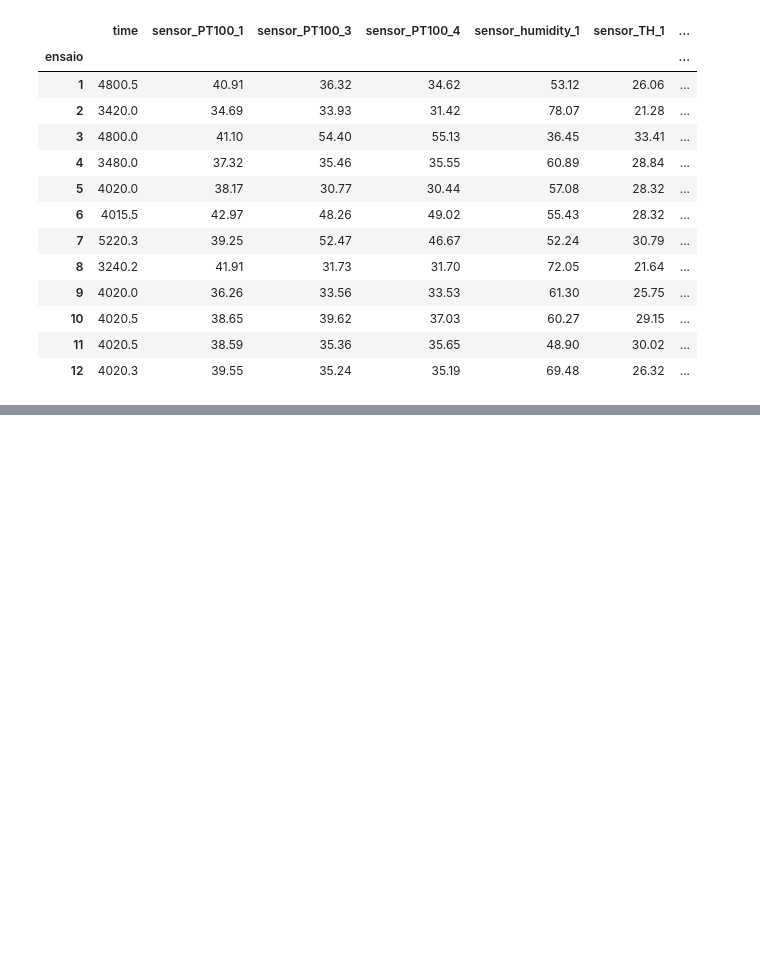
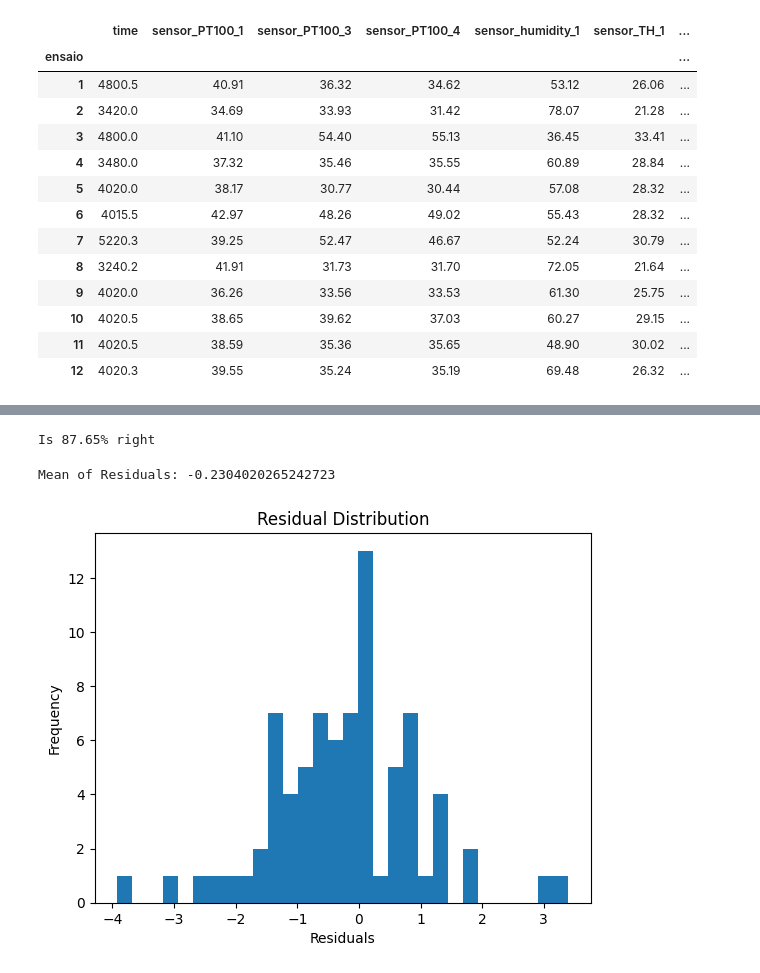
Before and after one commit to Raphael-Marchetti-Calciolari/projects-tcc-imt-2023, a Jupyter notebook: scripts/fixData.ipynb, the cells around one changed output, grey strips where cells are left out. Drawn from its saved outputs; the diff is of its cells as text; code cells hidden in the pictures; blank space fills up the shorter version.

Commit message:
Criados e otimizados diferentes modelos para previsão de umidade do produto

```diff
--- a/scripts/fixData.ipynb
+++ b/scripts/fixData.ipynb
@@ -101,0 +99,26 @@ plt.show()
+# %%
+from sklearn.neural_network import MLPRegressor
+
+tries = 300
+max_score = 0
+best_model = ''
+
+for i in range(tries):
+    if (i%25 == 0): print(f'Progress: {i/tries*100:.2f}%')
+    # Create the MLPRegressor with multiple hidden layers and more hidden units
+    mlp = MLPRegressor(
+        hidden_layer_sizes=[200,200,200],
+        activation='tanh',
+        solver='adam',
+        max_iter=int(1e4))
+
+    # Train the neural network
+    mlp.fit(x_data, y_data)
+
+    # Make predictions on the test set
+    y_pred = mlp.predict(x_data)
+
+    score = mlp.score(x_data, y_data)
+    if (max_score < score):
+        max_score = score
+        best_model = mlp
@@ -101,0 +138,17 @@ plt.show()
+# %%
+print(f'Is {max_score*100:.2f}% right')
+# %% [output]
+Is 87.65% right
+# %%
+residuals = y_data - best_model.predict(x_data)
+mean_residuals = np.mean(residuals)
+print("Mean of Residuals:", mean_residuals)
+# Plot histogram of residuals
+plt.hist(residuals, bins=30)
+plt.xlabel("Residuals")
+plt.ylabel("Frequency")
+plt.title("Residual Distribution")
+plt.show()
+# %% [output]
+Mean of Residuals: -0.2304020265242723
+[figure, added]
```
Also changed, not shown: parts of 7 cells of this notebook.
